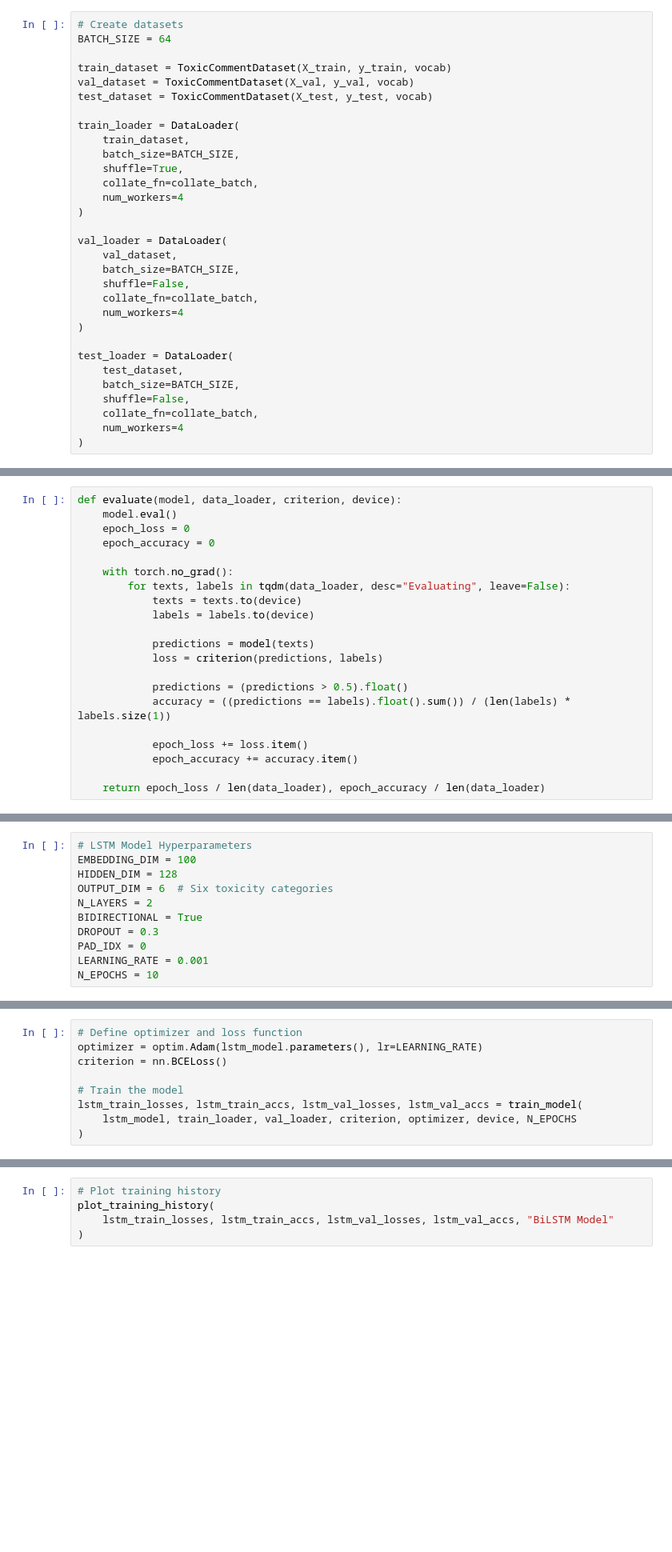
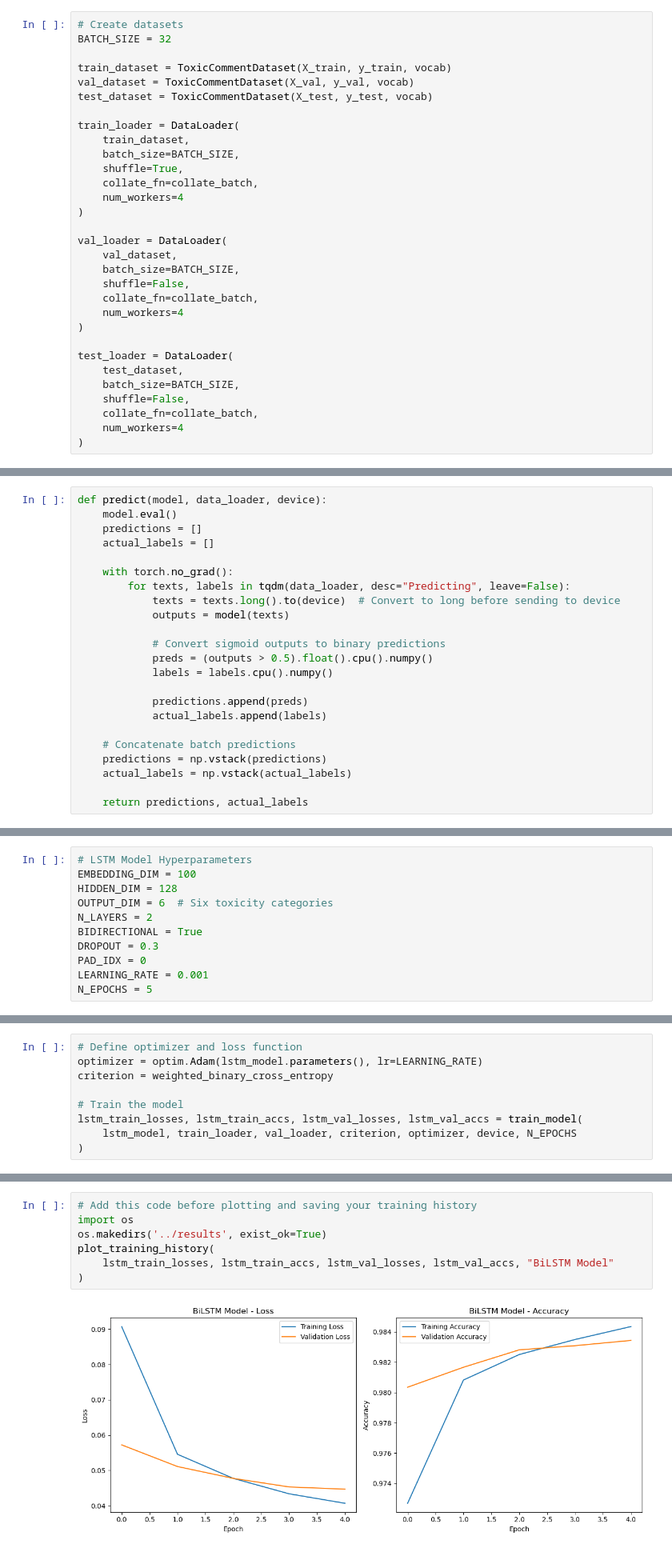
Before and after one commit to SuneshSundarasami/Multilabel-Toxicity-Detection-Using-Classical-RNN-and-Transformer-Architectures, a Jupyter notebook: Playground/RNN_models.ipynb, the cells around one changed output, grey strips where cells are left out. Shown at 80% size. Cells and saved outputs as stored; diff of their text form; blank space fills up the shorter version.

```diff
--- a/Playground/RNN_models.ipynb
+++ b/Playground/RNN_models.ipynb
@@ -140,7 +163,7 @@ def collate_batch(batch):
     return text_list, labels
 # %%
 # Create datasets
-BATCH_SIZE = 64
+BATCH_SIZE = 32
 
 train_dataset = ToxicCommentDataset(X_train, y_train, vocab)
 val_dataset = ToxicCommentDataset(X_val, y_val, vocab)
@@ -300,23 +385,25 @@ def train_epoch(model, data_loader, optimizer, criterion, device):
 
     return epoch_loss / len(data_loader), epoch_accuracy / len(data_loader)
 # %%
-def evaluate(model, data_loader, criterion, device):
+def predict(model, data_loader, device):
     model.eval()
-    epoch_loss = 0
-    epoch_accuracy = 0
+    predictions = []
+    actual_labels = []
 
     with torch.no_grad():
-        for texts, labels in tqdm(data_loader, desc="Evaluating", leave=False):
-            texts = texts.to(device)
-            labels = labels.to(device)
+        for texts, labels in tqdm(data_loader, desc="Predicting", leave=False):
+            texts = texts.long().to(device)  # Convert to long before sending to device
+            outputs = model(texts)
 
-            predictions = model(texts)
-            loss = criterion(predictions, labels)
+            # Convert sigmoid outputs to binary predictions
+            preds = (outputs > 0.5).float().cpu().numpy()
+            labels = labels.cpu().numpy()
 
-            predictions = (predictions > 0.5).float()
-            accuracy = ((predictions == labels).float().sum()) / (len(labels) * labels.size(1))
+            predictions.append(preds)
+            actual_labels.append(labels)
 
-            epoch_loss += loss.item()
-            epoch_accuracy += accuracy.item()
+    # Concatenate batch predictions
+    predictions = np.vstack(predictions)
+    actual_labels = np.vstack(actual_labels)
 
-    return epoch_loss / len(data_loader), epoch_accuracy / len(data_loader)
+    return predictions, actual_labels
@@ -442,7 +506,7 @@ BIDIRECTIONAL = True
 DROPOUT = 0.3
 PAD_IDX = 0
 LEARNING_RATE = 0.001
-N_EPOCHS = 10
+N_EPOCHS = 5
 # %%
 # Initialize LSTM Model
 lstm_model = LSTMClassifier(
@@ -462,7 +533,7 @@ print(lstm_model)
 # %%
 # Define optimizer and loss function
 optimizer = optim.Adam(lstm_model.parameters(), lr=LEARNING_RATE)
-criterion = nn.BCELoss()
+criterion = weighted_binary_cross_entropy
 
 # Train the model
 lstm_train_losses, lstm_train_accs, lstm_val_losses, lstm_val_accs = train_model(
@@ -480,8 +598,12 @@ lstm_results = model_performance_metrics(lstm_preds, lstm_actual, y.columns)
 # %%
-# Plot training history
+# Add this code before plotting and saving your training history
+import os
+os.makedirs('../results', exist_ok=True)
 plot_training_history(
     lstm_train_losses, lstm_train_accs, lstm_val_losses, lstm_val_accs, "BiLSTM Model"
 )
+# %% [output]
+[figure, added]
 # %% [markdown]
 ## 6. Train and Evaluate GRU Model
 # %%
```
Also changed, not shown: parts of 15 cells of this notebook, 2 other files.
